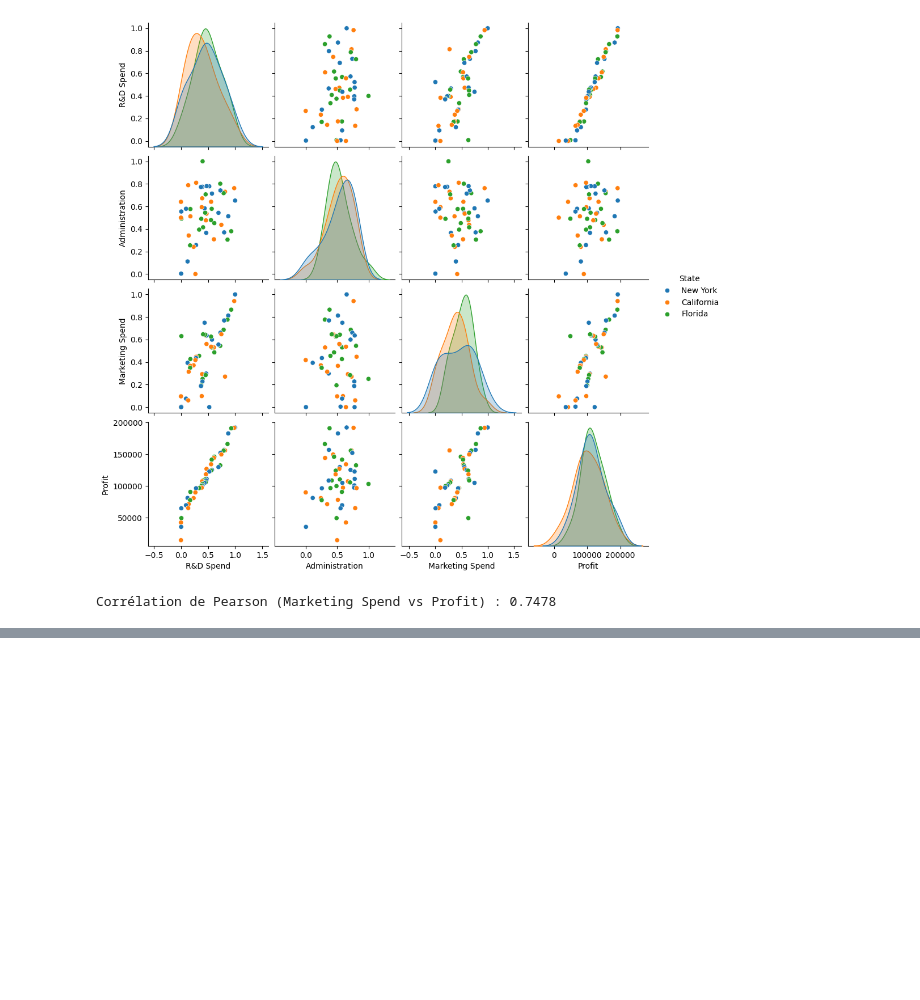
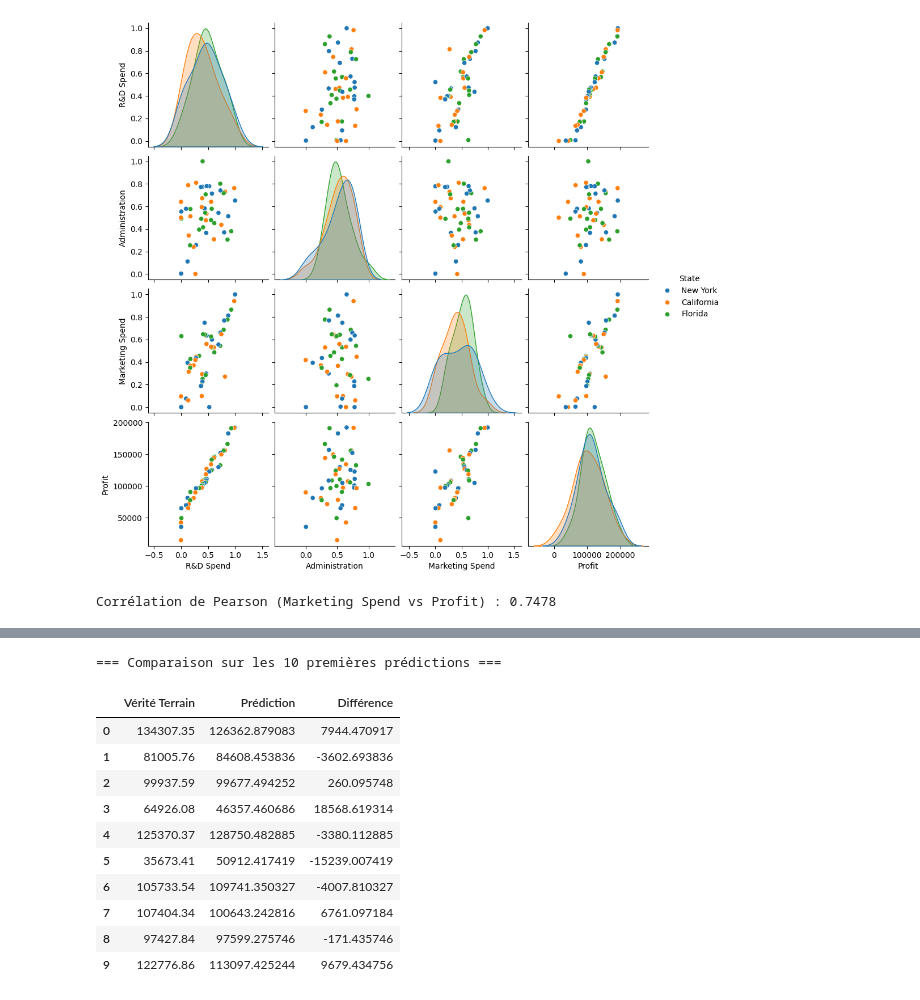
Before and after one commit to Haider-Dev01/MACHINE_LEARNING, a Jupyter notebook: regression_lineaire/reg.ipynb, the cells around one changed output, grey strips where cells are left out. Drawn from its saved outputs; the diff is of its cells as text; code cells hidden in the pictures; blank space fills up the shorter version.

```diff
--- a/regression_lineaire/reg.ipynb
+++ b/regression_lineaire/reg.ipynb
@@ -223,0 +253,8 @@ Corrélation de Pearson (Marketing Spend vs Profit) : 0.7478
+# %%
+# Q20 : Convertir la colonne 'State' en valeurs numériques (One-Hot Encoding)
+# drop_first=True supprime une colonne pour éviter la multicollinéarité (redondance mathématique)
+X_encoded = pd.get_dummies(X, columns=['State'], drop_first=True)
+
+print("✅ Colonnes après encodage :")
+print(X_encoded.columns.tolist())
+display(X_encoded.head())
@@ -223,0 +270,12 @@ Corrélation de Pearson (Marketing Spend vs Profit) : 0.7478
+# %%
+# Q21 : Diviser les données en 80% apprentissage (train) et 20% test
+from sklearn.model_selection import train_test_split
+
+X_train, X_test, y_train, y_test = train_test_split(
+    X_encoded, y,
+    test_size=0.2,   # 20% pour le test
+    random_state=42  # Pour reproduire exactement les mêmes résultats à chaque exécution
+)
+
+print(f"Taille Train X: {X_train.shape}")
+print(f"Taille Test X: {X_test.shape}")
@@ -223,0 +292,14 @@ Corrélation de Pearson (Marketing Spend vs Profit) : 0.7478
+# %%
+# Q23 : Appliquer la régression linéaire
+from sklearn.linear_model import LinearRegression
+
+model_lr = LinearRegression()
+model_lr.fit(X_train, y_train)
+
+# Q24 : Afficher la constante (b0) et les coefficients (b1, b2...)
+print(f"Constante (Intercept/b0) : {model_lr.intercept_:.2f}")
+print("\nCoefficients (b1, b2...) :")
+for feature, coef in zip(X_encoded.columns, model_lr.coef_):
+    print(f"{feature}: {coef:.4f}")
+
+b=model_lr.intercept_
@@ -223,0 +315,22 @@ Corrélation de Pearson (Marketing Spend vs Profit) : 0.7478
+# %%
+# Q25 : Appliquer le modèle sur les données de test
+y_pred = model_lr.predict(X_test)
+
+# Q26 : Comparer Vérité Terrain vs Prédiction
+comparison_df = pd.DataFrame({'Vérité Terrain': y_test.values, 'Prédiction': y_pred})
+comparison_df['Différence'] = comparison_df['Vérité Terrain'] - comparison_df['Prédiction']
+print("=== Comparaison sur les 10 premières prédictions ===")
+display(comparison_df.head(10))
+# %% [output]
+=== Comparaison sur les 10 premières prédictions ===
+|  | Vérité Terrain | Prédiction | Différence |
+| 0 | 134307.35 | 126362.879083 | 7944.470917 |
+| 1 | 81005.76 | 84608.453836 | -3602.693836 |
+| 2 | 99937.59 | 99677.494252 | 260.095748 |
+| 3 | 64926.08 | 46357.460686 | 18568.619314 |
+| 4 | 125370.37 | 128750.482885 | -3380.112885 |
+| 5 | 35673.41 | 50912.417419 | -15239.007419 |
+| 6 | 105733.54 | 109741.350327 | -4007.810327 |
+| 7 | 107404.34 | 100643.242816 | 6761.097184 |
+| 8 | 97427.84 | 97599.275746 | -171.435746 |
+| 9 | 122776.86 | 113097.425244 | 9679.434756 |
```
Also changed, not shown: parts of 9 cells of this notebook.
